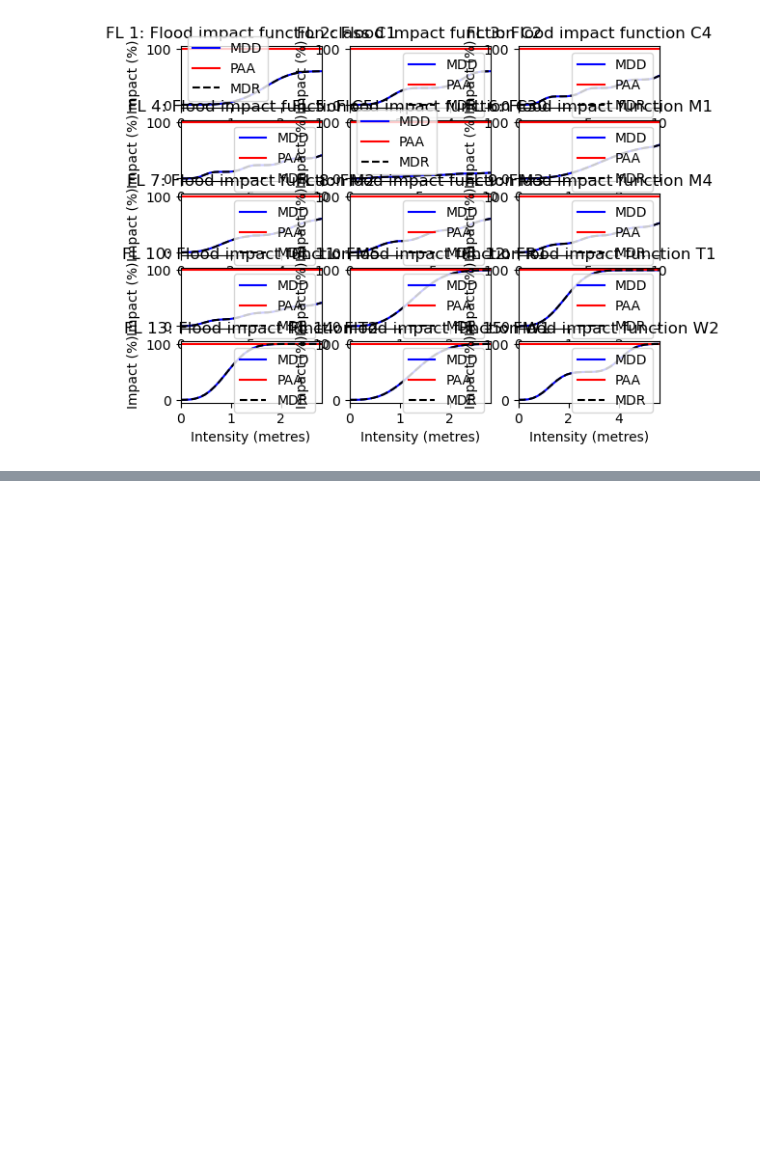
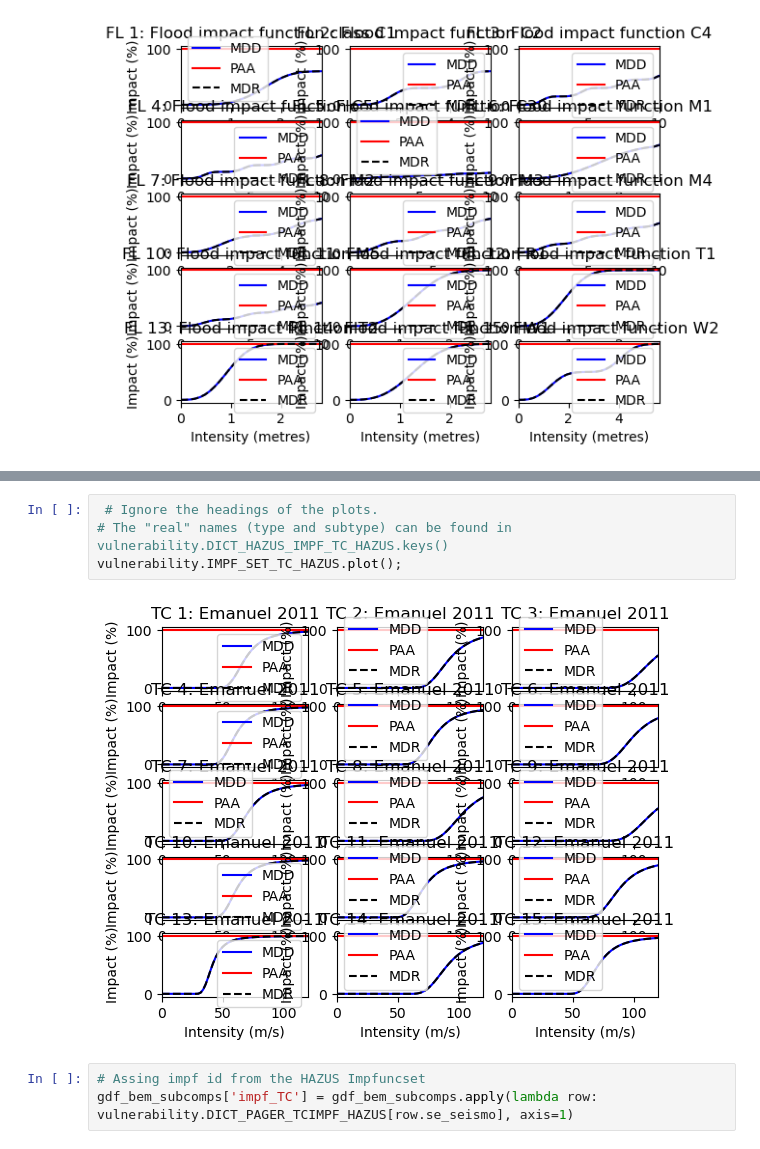
Before and after one commit to Evelyn-M/global-displacement-risk, a Jupyter notebook: doc/tutorial_vulnerability.ipynb, the cells around one changed output, grey strips where cells are left out. Cells and saved outputs as stored; diff of their text form; blank space fills up the shorter version.

Commit message:
add HAZUS TC vulnerability2

```diff
--- a/doc/tutorial_vulnerability.ipynb
+++ b/doc/tutorial_vulnerability.ipynb
@@ -147,0 +177,9 @@ vulnerability.IMPF_SET_FL_CIMA.plot();
+# %%
+ # Ignore the headings of the plots.
+# The "real" names (type and subtype) can be found in vulnerability.DICT_HAZUS_IMPF_TC_HAZUS.keys()
+vulnerability.IMPF_SET_TC_HAZUS.plot();
+# %% [output]
+[figure, added]
+# %%
+# Assing impf id from the HAZUS Impfuncset
+gdf_bem_subcomps['impf_TC'] = gdf_bem_subcomps.apply(lambda row: vulnerability.DICT_PAGER_TCIMPF_HAZUS[row.se_seismo], axis=1)
```
Also changed, not shown: parts of 16 cells of this notebook, 2 other files.
